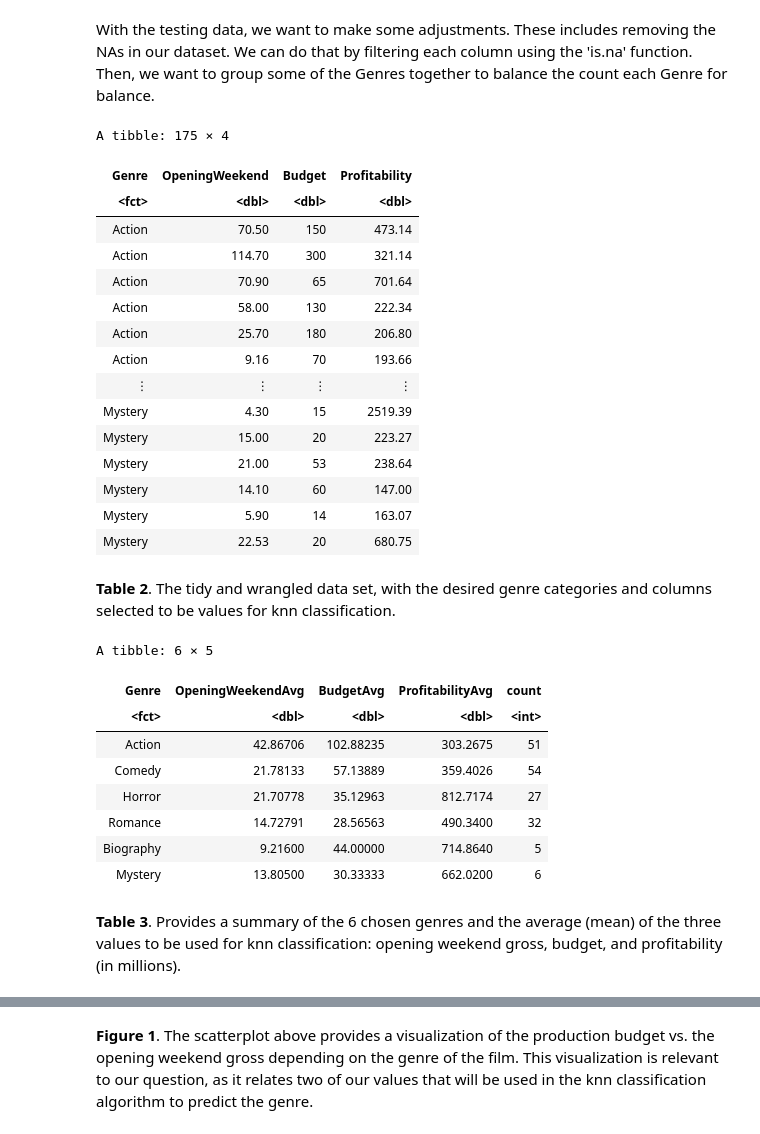
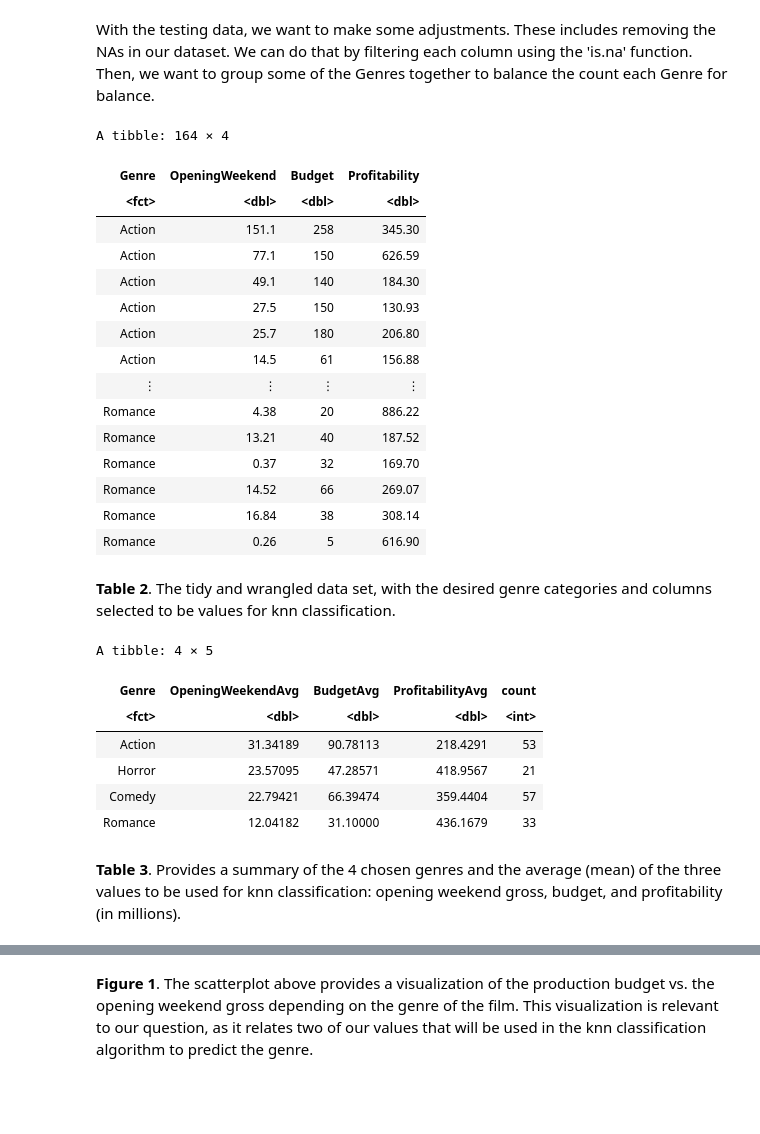
Before and after one commit to MatthewAnder/dsci-100_project_group24, a Jupyter notebook: Project Proposal (Group 24).ipynb, the cells around one changed output, grey strips where cells are left out. Saved outputs shown, nothing was run; the diff lists cells and outputs as text; code cells hidden in the pictures; blank space fills up the shorter version.

```diff
--- a/Project Proposal (Group 24).ipynb
+++ b/Project Proposal (Group 24).ipynb
@@ -89,37 +89,36 @@ With the testing data, we want to make some adjustments. These includes removing
 # %%
 # cleaning/tidying data for further analysis
 
 hollywood_testing_tidy <- hollywood_testing |>
     select(Genre, OpeningWeekend, Budget, Profitability) |> # selecting the important columns
     filter(!is.na(Genre), !is.na(OpeningWeekend), !is.na(Budget), !is.na(Profitability)) |> # removes the NA
+    filter(Genre != 'Biography', Genre != 'Documentary') |>
     mutate(Genre = case_when(
         Genre %in% c('Action', 'Adventure', 'Fantasy') ~ 'Action',
         Genre %in% c('Romance', 'Drama') ~ 'Romance',
-        Genre %in% c('Mystery', 'Crime') ~ 'Mystery',
-        Genre %in% c('Horror', 'Thriller') ~ 'Horror',
-        Genre %in% c('Biography', 'Documentary') ~ 'Biography',
+        Genre %in% c('Horror', 'Thriller', 'Mystery', 'Crime') ~ 'Horror',
         Genre %in% c('Comedy', 'Musical', 'Animation') ~ 'Comedy')) |>
     mutate(Genre = as_factor(Genre)) |>
     arrange(Genre)
 
 hollywood_testing_tidy
 # %% [output]
-A tibble: 175 × 4
+A tibble: 164 × 4
 | Genre | OpeningWeekend | Budget | Profitability |
 | <fct> | <dbl> | <dbl> | <dbl> |
-| Action | 70.50 | 150 | 473.14 |
-| Action | 114.70 | 300 | 321.14 |
-| Action | 70.90 | 65 | 701.64 |
-| Action | 58.00 | 130 | 222.34 |
-| Action | 25.70 | 180 | 206.80 |
-| Action | 9.16 | 70 | 193.66 |
+| Action | 151.1 | 258 | 345.30 |
+| Action | 77.1 | 150 | 626.59 |
+| Action | 49.1 | 140 | 184.30 |
+| Action | 27.5 | 150 | 130.93 |
+| Action | 25.7 | 180 | 206.80 |
+| Action | 14.5 | 61 | 156.88 |
 | ⋮ | ⋮ | ⋮ | ⋮ |
-| Mystery | 4.30 | 15 | 2519.39 |
-| Mystery | 15.00 | 20 | 223.27 |
-| Mystery | 21.00 | 53 | 238.64 |
-| Mystery | 14.10 | 60 | 147.00 |
-| Mystery | 5.90 | 14 | 163.07 |
-| Mystery | 22.53 | 20 | 680.75 |
+| Romance | 4.38 | 20 | 886.22 |
+| Romance | 13.21 | 40 | 187.52 |
+| Romance | 0.37 | 32 | 169.70 |
+| Romance | 14.52 | 66 | 269.07 |
+| Romance | 16.84 | 38 | 308.14 |
+| Romance | 0.26 | 5 | 616.90 |
 # %% [markdown]
 **Table 2**. The tidy and wrangled data set, with the desired genre categories and columns selected to be values for knn classification.
 # %%
@@ -130,17 +129,15 @@ hollywood_testing_summary <- hollywood_testing_tidy |>
     summarize(OpeningWeekendAvg = mean(OpeningWeekend), BudgetAvg = mean(Budget), ProfitabilityAvg = mean(Profitability), count = n())
 hollywood_testing_summary
 # %% [output]
-A tibble: 6 × 5
+A tibble: 4 × 5
 | Genre | OpeningWeekendAvg | BudgetAvg | ProfitabilityAvg | count |
 | <fct> | <dbl> | <dbl> | <dbl> | <int> |
-| Action | 42.86706 | 102.88235 | 303.2675 | 51 |
-| Comedy | 21.78133 | 57.13889 | 359.4026 | 54 |
-| Horror | 21.70778 | 35.12963 | 812.7174 | 27 |
-| Romance | 14.72791 | 28.56563 | 490.3400 | 32 |
-| Biography | 9.21600 | 44.00000 | 714.8640 | 5 |
-| Mystery | 13.80500 | 30.33333 | 662.0200 | 6 |
+| Action | 31.34189 | 90.78113 | 218.4291 | 53 |
+| Horror | 23.57095 | 47.28571 | 418.9567 | 21 |
+| Comedy | 22.79421 | 66.39474 | 359.4404 | 57 |
+| Romance | 12.04182 | 31.10000 | 436.1679 | 33 |
 # %% [markdown]
-**Table 3**. Provides a summary of the 6 chosen genres and the average (mean) of the three values to be used for knn classification: opening weekend gross, budget, and profitability (in millions).
+**Table 3**. Provides a summary of the 4 chosen genres and the average (mean) of the three values to be used for knn classification: opening weekend gross, budget, and profitability (in millions).
 # %%
 # visualizing the dataset
 
```
Also changed, not shown: parts of 4 cells of this notebook.
